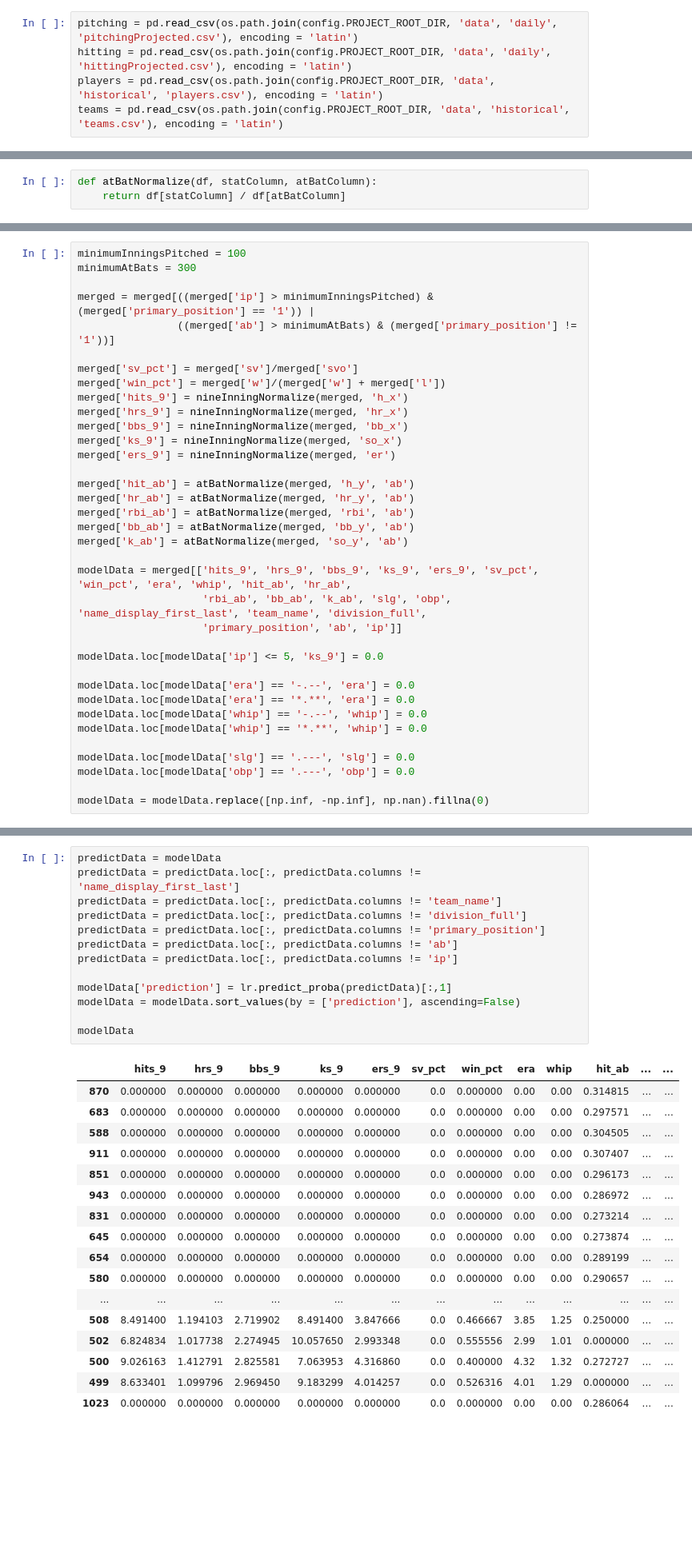
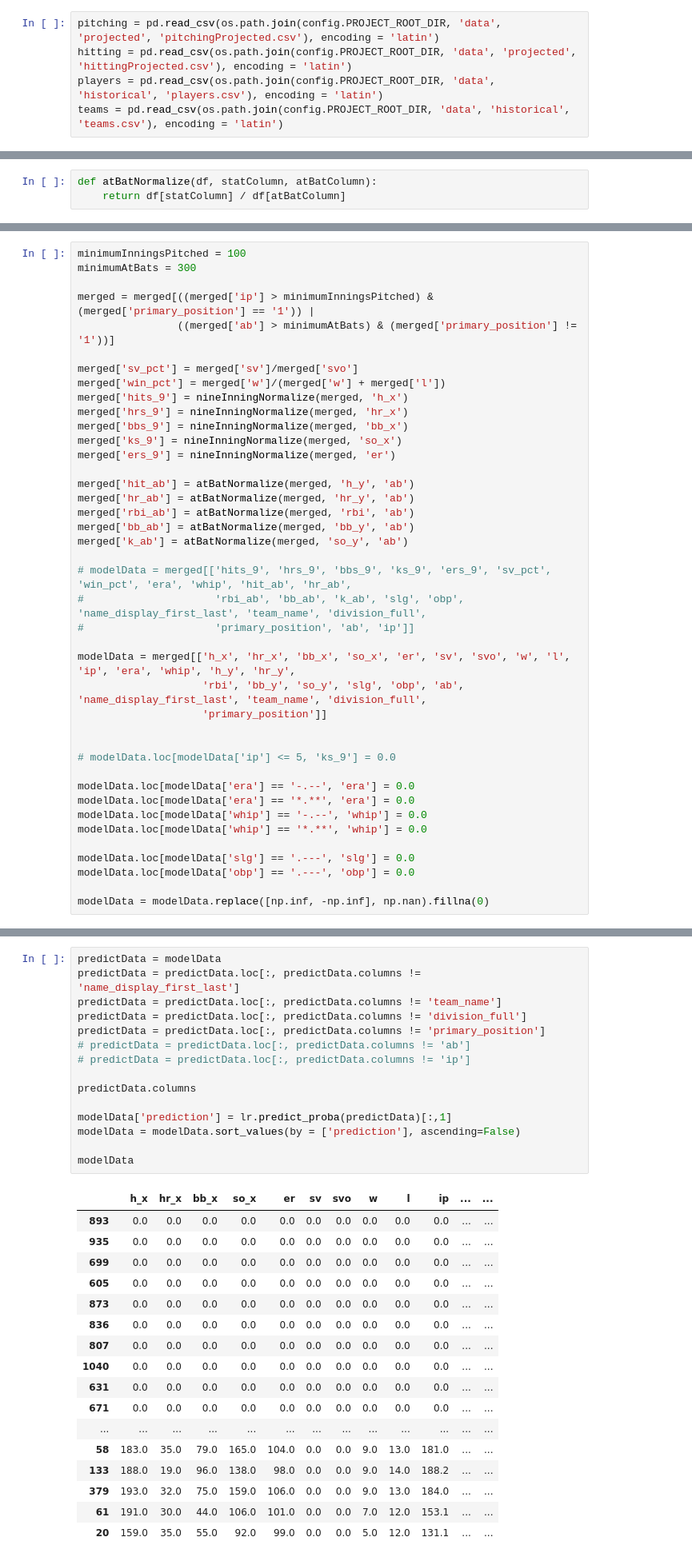
Before and after one commit to aburzinski/MSiA-423-Project, a Jupyter notebook: notebooks/develop/predict_current_season_mvp.ipynb, the cells around one changed output, grey strips where cells are left out. Shown at 80% size. Saved outputs shown, nothing was run; the diff lists cells and outputs as text; blank space fills up the shorter version.

```diff
--- a/notebooks/develop/predict_current_season_mvp.ipynb
+++ b/notebooks/develop/predict_current_season_mvp.ipynb
@@ -8,8 +8,8 @@ import sys
 sys.path.append(os.environ.get('PYTHONPATH'))
 from config import config
 # %%
-pitching = pd.read_csv(os.path.join(config.PROJECT_ROOT_DIR, 'data', 'daily', 'pitchingProjected.csv'), encoding = 'latin')
-hitting = pd.read_csv(os.path.join(config.PROJECT_ROOT_DIR, 'data', 'daily', 'hittingProjected.csv'), encoding = 'latin')
+pitching = pd.read_csv(os.path.join(config.PROJECT_ROOT_DIR, 'data', 'projected', 'pitchingProjected.csv'), encoding = 'latin')
+hitting = pd.read_csv(os.path.join(config.PROJECT_ROOT_DIR, 'data', 'projected', 'hittingProjected.csv'), encoding = 'latin')
 players = pd.read_csv(os.path.join(config.PROJECT_ROOT_DIR, 'data', 'historical', 'players.csv'), encoding = 'latin')
 teams = pd.read_csv(os.path.join(config.PROJECT_ROOT_DIR, 'data', 'historical', 'teams.csv'), encoding = 'latin')
 # %%
@@ -48,11 +48,16 @@ merged['rbi_ab'] = atBatNormalize(merged, 'rbi', 'ab')
 merged['bb_ab'] = atBatNormalize(merged, 'bb_y', 'ab')
 merged['k_ab'] = atBatNormalize(merged, 'so_y', 'ab')
 
-modelData = merged[['hits_9', 'hrs_9', 'bbs_9', 'ks_9', 'ers_9', 'sv_pct', 'win_pct', 'era', 'whip', 'hit_ab', 'hr_ab',
-                    'rbi_ab', 'bb_ab', 'k_ab', 'slg', 'obp', 'name_display_first_last', 'team_name', 'division_full',
-                    'primary_position', 'ab', 'ip']]
+# modelData = merged[['hits_9', 'hrs_9', 'bbs_9', 'ks_9', 'ers_9', 'sv_pct', 'win_pct', 'era', 'whip', 'hit_ab', 'hr_ab',
+#                     'rbi_ab', 'bb_ab', 'k_ab', 'slg', 'obp', 'name_display_first_last', 'team_name', 'division_full',
+#                     'primary_position', 'ab', 'ip']]
 
-modelData.loc[modelData['ip'] <= 5, 'ks_9'] = 0.0
+modelData = merged[['h_x', 'hr_x', 'bb_x', 'so_x', 'er', 'sv', 'svo', 'w', 'l', 'ip', 'era', 'whip', 'h_y', 'hr_y',
+                    'rbi', 'bb_y', 'so_y', 'slg', 'obp', 'ab', 'name_display_first_last', 'team_name', 'division_full',
+                    'primary_position']]
+
+
+# modelData.loc[modelData['ip'] <= 5, 'ks_9'] = 0.0
 
 modelData.loc[modelData['era'] == '-.--', 'era'] = 0.0
 modelData.loc[modelData['era'] == '*.**', 'era'] = 0.0
@@ -72,31 +71,33 @@ See the caveats in the documentation: http://pandas.pydata.org/pandas-docs/stabl
 # %%
 predictData = modelData
 predictData = predictData.loc[:, predictData.columns != 'name_display_first_last']
 predictData = predictData.loc[:, predictData.columns != 'team_name']
 predictData = predictData.loc[:, predictData.columns != 'division_full']
 predictData = predictData.loc[:, predictData.columns != 'primary_position']
-predictData = predictData.loc[:, predictData.columns != 'ab']
-predictData = predictData.loc[:, predictData.columns != 'ip']
+# predictData = predictData.loc[:, predictData.columns != 'ab']
+# predictData = predictData.loc[:, predictData.columns != 'ip']
+
+predictData.columns
 
 modelData['prediction'] = lr.predict_proba(predictData)[:,1]
 modelData = modelData.sort_values(by = ['prediction'], ascending=False)
 
 modelData
 # %% [output]
-|  | hits_9 | hrs_9 | bbs_9 | ks_9 | ers_9 | sv_pct | win_pct | era | whip | hit_ab | ... | ... |
-| 870 | 0.000000 | 0.000000 | 0.000000 | 0.000000 | 0.000000 | 0.0 | 0.000000 | 0.00 | 0.00 | 0.314815 | ... | ... |
-| 683 | 0.000000 | 0.000000 | 0.000000 | 0.000000 | 0.000000 | 0.0 | 0.000000 | 0.00 | 0.00 | 0.297571 | ... | ... |
-| 588 | 0.000000 | 0.000000 | 0.000000 | 0.000000 | 0.000000 | 0.0 | 0.000000 | 0.00 | 0.00 | 0.304505 | ... | ... |
-| 911 | 0.000000 | 0.000000 | 0.000000 | 0.000000 | 0.000000 | 0.0 | 0.000000 | 0.00 | 0.00 | 0.307407 | ... | ... |
-| 851 | 0.000000 | 0.000000 | 0.000000 | 0.000000 | 0.000000 | 0.0 | 0.000000 | 0.00 | 0.00 | 0.296173 | ... | ... |
-| 943 | 0.000000 | 0.000000 | 0.000000 | 0.000000 | 0.000000 | 0.0 | 0.000000 | 0.00 | 0.00 | 0.286972 | ... | ... |
-| 831 | 0.000000 | 0.000000 | 0.000000 | 0.000000 | 0.000000 | 0.0 | 0.000000 | 0.00 | 0.00 | 0.273214 | ... | ... |
-| 645 | 0.000000 | 0.000000 | 0.000000 | 0.000000 | 0.000000 | 0.0 | 0.000000 | 0.00 | 0.00 | 0.273874 | ... | ... |
-| 654 | 0.000000 | 0.000000 | 0.000000 | 0.000000 | 0.000000 | 0.0 | 0.000000 | 0.00 | 0.00 | 0.289199 | ... | ... |
-| 580 | 0.000000 | 0.000000 | 0.000000 | 0.000000 | 0.000000 | 0.0 | 0.000000 | 0.00 | 0.00 | 0.290657 | ... | ... |
+|  | h_x | hr_x | bb_x | so_x | er | sv | svo | w | l | ip | ... | ... |
+| 893 | 0.0 | 0.0 | 0.0 | 0.0 | 0.0 | 0.0 | 0.0 | 0.0 | 0.0 | 0.0 | ... | ... |
+| 935 | 0.0 | 0.0 | 0.0 | 0.0 | 0.0 | 0.0 | 0.0 | 0.0 | 0.0 | 0.0 | ... | ... |
+| 699 | 0.0 | 0.0 | 0.0 | 0.0 | 0.0 | 0.0 | 0.0 | 0.0 | 0.0 | 0.0 | ... | ... |
+| 605 | 0.0 | 0.0 | 0.0 | 0.0 | 0.0 | 0.0 | 0.0 | 0.0 | 0.0 | 0.0 | ... | ... |
+| 873 | 0.0 | 0.0 | 0.0 | 0.0 | 0.0 | 0.0 | 0.0 | 0.0 | 0.0 | 0.0 | ... | ... |
+| 836 | 0.0 | 0.0 | 0.0 | 0.0 | 0.0 | 0.0 | 0.0 | 0.0 | 0.0 | 0.0 | ... | ... |
+| 807 | 0.0 | 0.0 | 0.0 | 0.0 | 0.0 | 0.0 | 0.0 | 0.0 | 0.0 | 0.0 | ... | ... |
+| 1040 | 0.0 | 0.0 | 0.0 | 0.0 | 0.0 | 0.0 | 0.0 | 0.0 | 0.0 | 0.0 | ... | ... |
+| 631 | 0.0 | 0.0 | 0.0 | 0.0 | 0.0 | 0.0 | 0.0 | 0.0 | 0.0 | 0.0 | ... | ... |
+| 671 | 0.0 | 0.0 | 0.0 | 0.0 | 0.0 | 0.0 | 0.0 | 0.0 | 0.0 | 0.0 | ... | ... |
 | ... | ... | ... | ... | ... | ... | ... | ... | ... | ... | ... | ... | ... |
-| 508 | 8.491400 | 1.194103 | 2.719902 | 8.491400 | 3.847666 | 0.0 | 0.466667 | 3.85 | 1.25 | 0.250000 | ... | ... |
-| 502 | 6.824834 | 1.017738 | 2.274945 | 10.057650 | 2.993348 | 0.0 | 0.555556 | 2.99 | 1.01 | 0.000000 | ... | ... |
-| 500 | 9.026163 | 1.412791 | 2.825581 | 7.063953 | 4.316860 | 0.0 | 0.400000 | 4.32 | 1.32 | 0.272727 | ... | ... |
-| 499 | 8.633401 | 1.099796 | 2.969450 | 9.183299 | 4.014257 | 0.0 | 0.526316 | 4.01 | 1.29 | 0.000000 | ... | ... |
-| 1023 | 0.000000 | 0.000000 | 0.000000 | 0.000000 | 0.000000 | 0.0 | 0.000000 | 0.00 | 0.00 | 0.286064 | ... | ... |
+| 58 | 183.0 | 35.0 | 79.0 | 165.0 | 104.0 | 0.0 | 0.0 | 9.0 | 13.0 | 181.0 | ... | ... |
+| 133 | 188.0 | 19.0 | 96.0 | 138.0 | 98.0 | 0.0 | 0.0 | 9.0 | 14.0 | 188.2 | ... | ... |
+| 379 | 193.0 | 32.0 | 75.0 | 159.0 | 106.0 | 0.0 | 0.0 | 9.0 | 13.0 | 184.0 | ... | ... |
+| 61 | 191.0 | 30.0 | 44.0 | 106.0 | 101.0 | 0.0 | 0.0 | 7.0 | 12.0 | 153.1 | ... | ... |
+| 20 | 159.0 | 35.0 | 55.0 | 92.0 | 99.0 | 0.0 | 0.0 | 5.0 | 12.0 | 131.1 | ... | ... |
```
Also changed, not shown: parts of 2 cells of this notebook, 3 other files.
